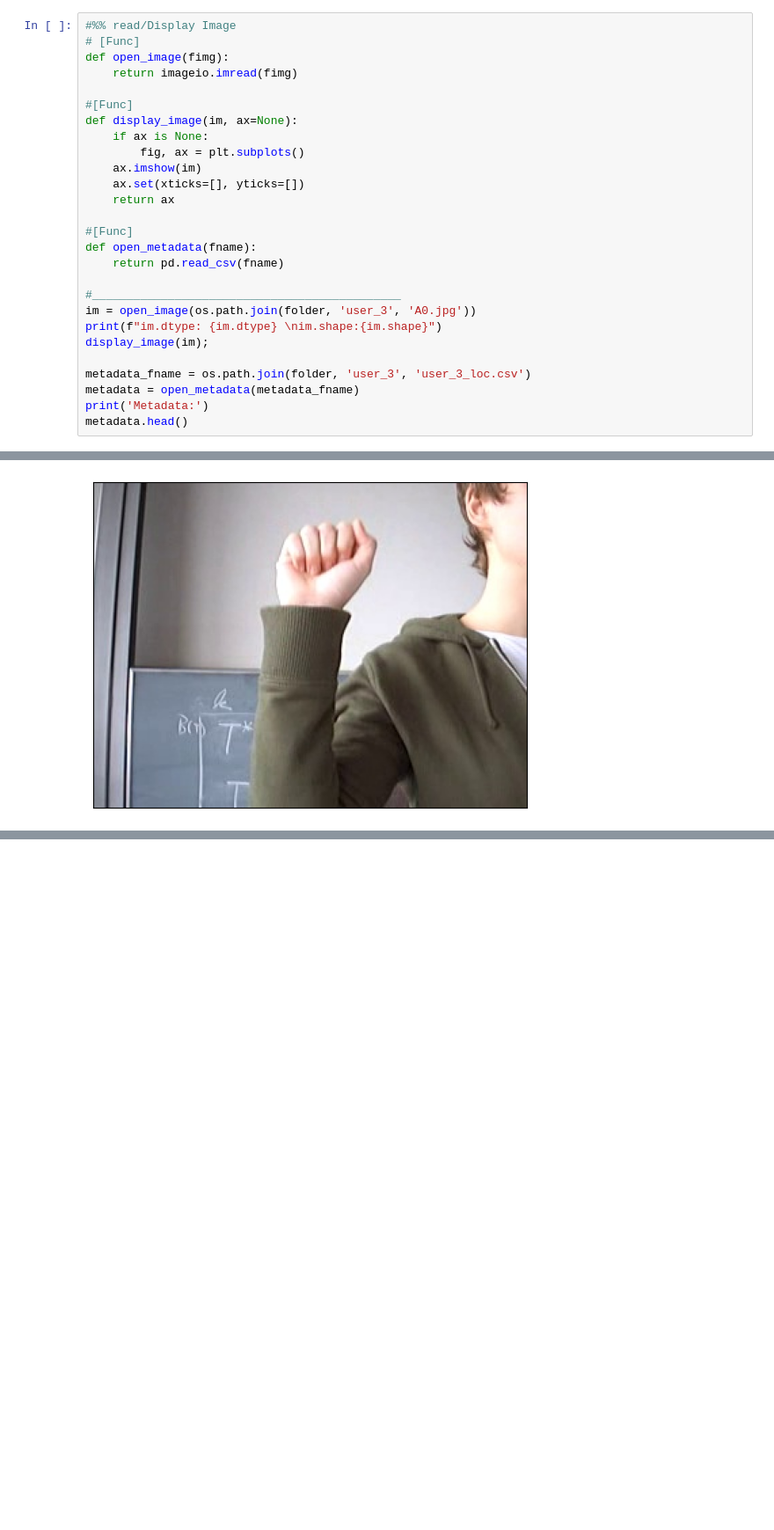
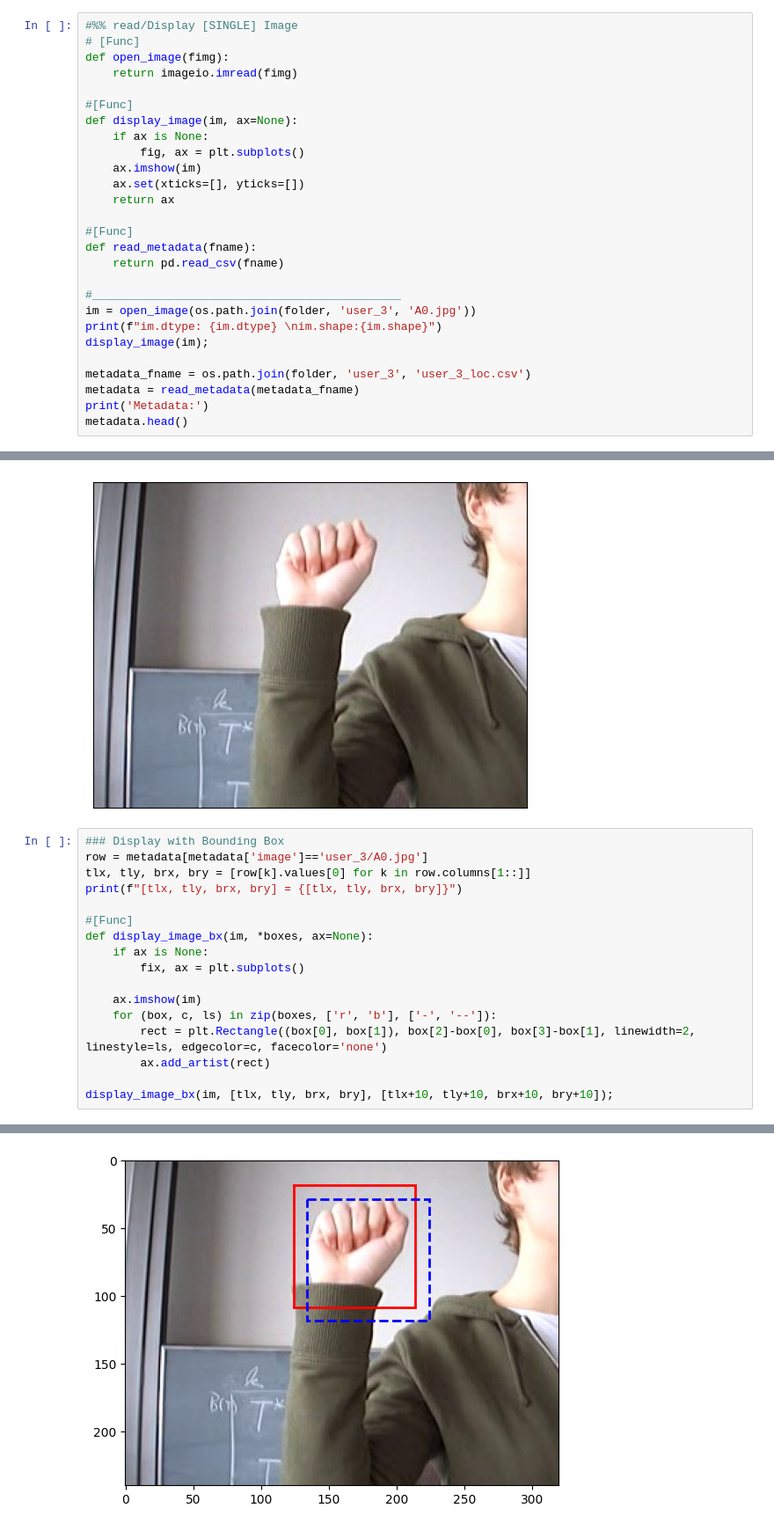
Before and after one commit to manashchak/mcb-RAW, a Jupyter notebook: Learnings/KLA-IntroToDeepLearning/DataSciPy-kla2025/exercises/sign-lang_mcb.ipynb, the cells around one changed output, grey strips where cells are left out. Shown at 88% size. Drawn from its saved outputs; the diff is of its cells as text; blank space fills up the shorter version.

```diff
--- a/Learnings/KLA-IntroToDeepLearning/DataSciPy-kla2025/exercises/sign-lang_mcb.ipynb
+++ b/Learnings/KLA-IntroToDeepLearning/DataSciPy-kla2025/exercises/sign-lang_mcb.ipynb
@@ -43,7 +43,7 @@ print(folder, 'exists:', os.path.exists(folder))
 ../data/sign-lang.zip exists: True
 ../data/sign-lang exists: True
 # %%
-#%% read/Display Image
+#%% read/Display [SINGLE] Image
 # [Func]
 def open_image(fimg):
     return imageio.imread(fimg)
@@ -57,7 +57,7 @@ def display_image(im, ax=None):
     return ax
 
 #[Func]
-def open_metadata(fname):
+def read_metadata(fname):
     return pd.read_csv(fname)
 
 #_____________________________________________
@@ -66,7 +66,7 @@ print(f"im.dtype: {im.dtype} \nim.shape:{im.shape}")
 display_image(im);
 
 metadata_fname = os.path.join(folder, 'user_3', 'user_3_loc.csv')
-metadata = open_metadata(metadata_fname)
+metadata = read_metadata(metadata_fname)
 print('Metadata:')
 metadata.head()
 # %% [output]
@@ -80,3 +80,21 @@ Metadata:
 | 3 | user_3/A3.jpg | 122 | 21 | 212 | 111 |
 | 4 | user_3/A4.jpg | 122 | 20 | 212 | 110 |
 [figure]
+# %%
+### Display with Bounding Box
+row = metadata[metadata['image']=='user_3/A0.jpg']
+tlx, tly, brx, bry = [row[k].values[0] for k in row.columns[1::]]
+print(f"[tlx, tly, brx, bry] = {[tlx, tly, brx, bry]}")
+
+#[Func]
+def display_image_bx(im, *boxes, ax=None):
+    if ax is None:
+        fix, ax = plt.subplots()
+
+    ax.imshow(im)
+    for (box, c, ls) in zip(boxes, ['r', 'b'], ['-', '--']):
+        rect = plt.Rectangle((box[0], box[1]), box[2]-box[0], box[3]-box[1], linewidth=2, linestyle=ls, edgecolor=c, facecolor='none')
+        ax.add_artist(rect)
+
+display_image_bx(im, [tlx, tly, brx, bry], [tlx+10, tly+10, brx+10, bry+10]);
+# %% [output]
@@ -82,0 +102 @@ Metadata:
+[figure, added]
```
Also changed, not shown: parts of 8 cells of this notebook.
